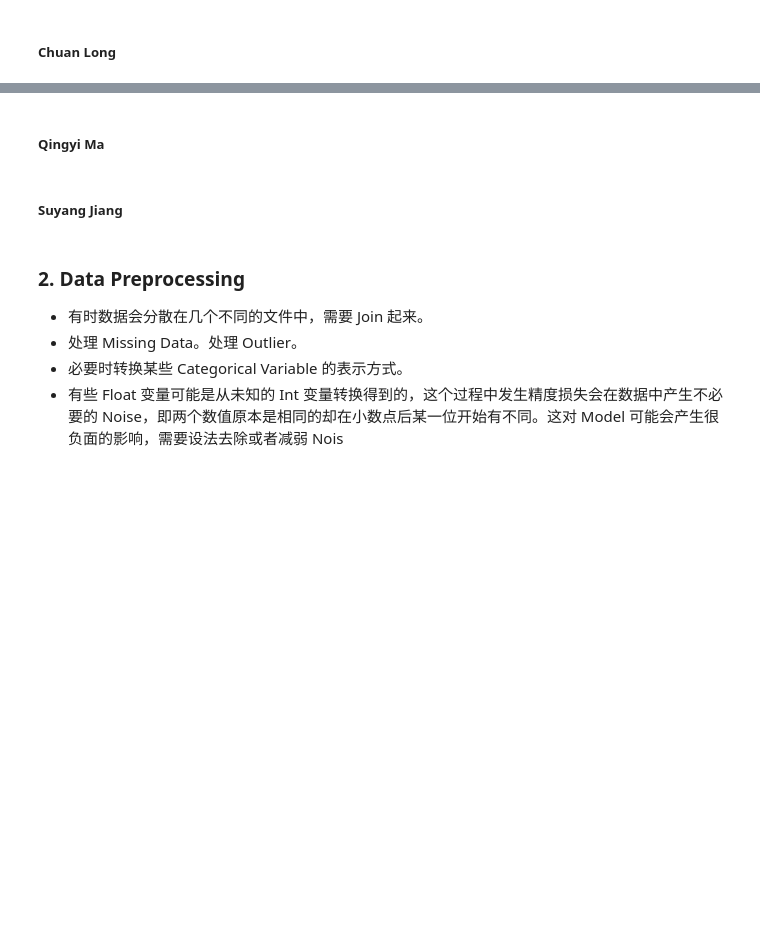
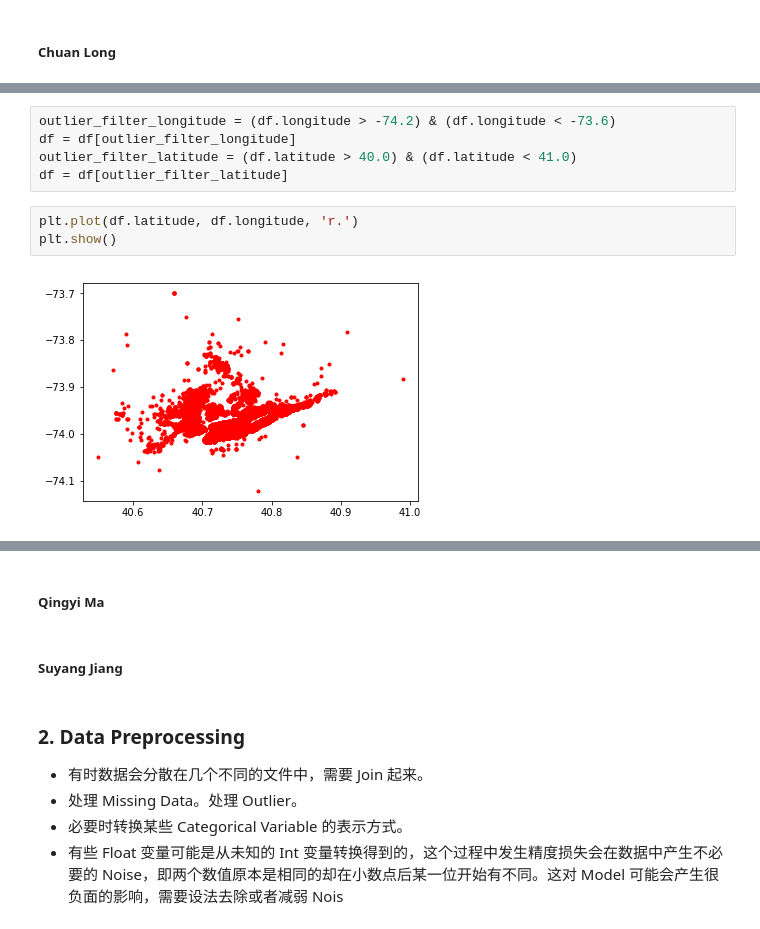
Before and after one commit to zhucebuliaolongchuan/Tandon_Torch, a Jupyter notebook: Tandon_Torch.ipynb, the cells around one changed output, grey strips where cells are left out. Drawn from its saved outputs; the diff is of its cells as text; blank space fills up the shorter version.

```diff
--- a/Tandon_Torch.ipynb
+++ b/Tandon_Torch.ipynb
@@ -24,0 +106,10 @@ import numpy as np
+# %%
+outlier_filter_longitude = (df.longitude > -74.2) & (df.longitude < -73.6)
+df = df[outlier_filter_longitude]
+outlier_filter_latitude = (df.latitude > 40.0) & (df.latitude < 41.0)
+df = df[outlier_filter_latitude]
+# %%
+plt.plot(df.latitude, df.longitude, 'r.')
+plt.show()
+# %% [output]
+[figure, added]
```
Also changed, not shown: parts of 10 cells of this notebook.
